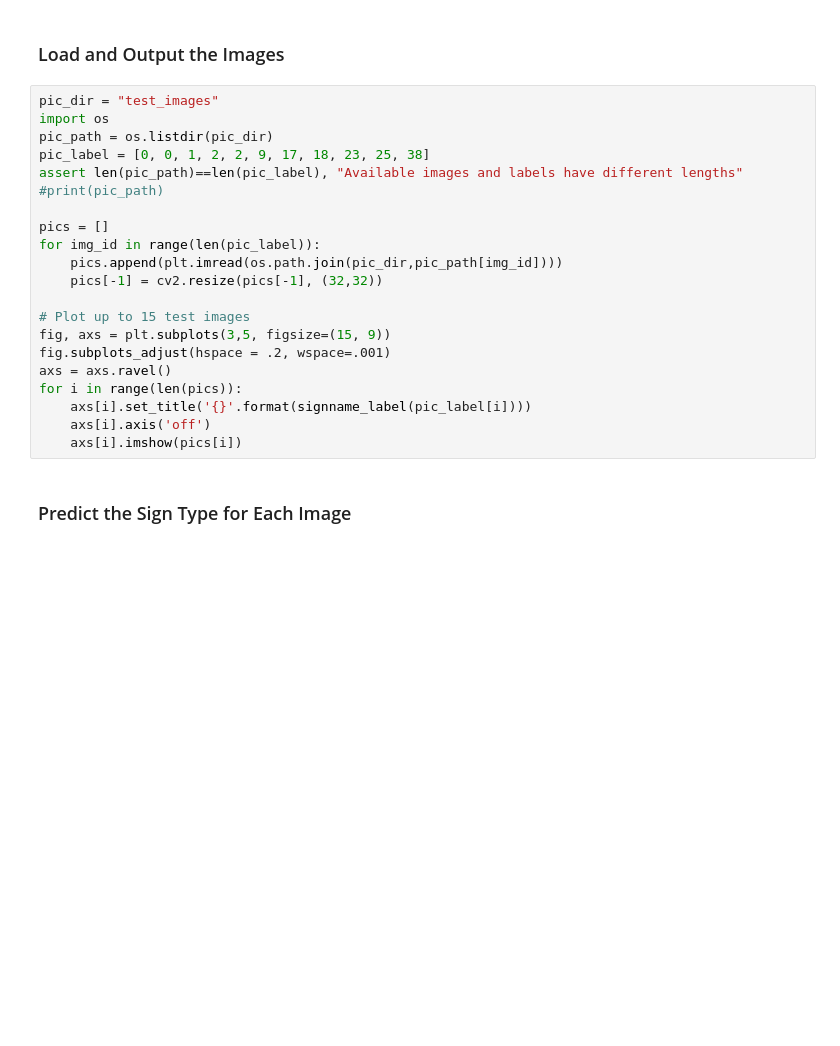
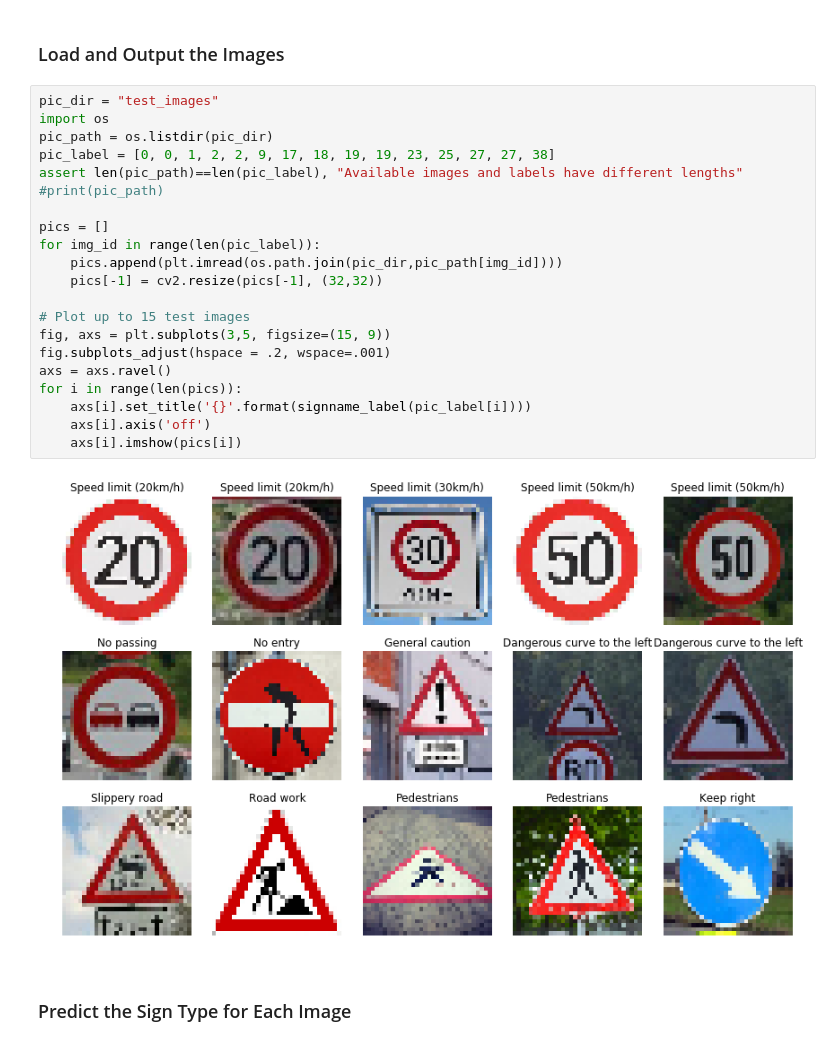
Before and after one commit to heliotropium72/traffic_sign_classifier, a Jupyter notebook: Traffic_Sign_Classifier.ipynb, the cells around one changed output. Cells and saved outputs as stored; diff of their text form; blank space fills up the shorter version.

```diff
--- a/Traffic_Sign_Classifier.ipynb
+++ b/Traffic_Sign_Classifier.ipynb
@@ -695,24 +731,26 @@ To check how the model is working, several traffic sign images were downloaded f
 # %%
 pic_dir = "test_images"
 import os
 pic_path = os.listdir(pic_dir)
-pic_label = [0, 0, 1, 2, 2, 9, 17, 18, 23, 25, 38]
+pic_label = [0, 0, 1, 2, 2, 9, 17, 18, 19, 19, 23, 25, 27, 27, 38]
 assert len(pic_path)==len(pic_label), "Available images and labels have different lengths"
 #print(pic_path)
 
 pics = []
 for img_id in range(len(pic_label)):
     pics.append(plt.imread(os.path.join(pic_dir,pic_path[img_id])))
     pics[-1] = cv2.resize(pics[-1], (32,32))
 
 # Plot up to 15 test images
 fig, axs = plt.subplots(3,5, figsize=(15, 9))
 fig.subplots_adjust(hspace = .2, wspace=.001)
 axs = axs.ravel()
 for i in range(len(pics)):
     axs[i].set_title('{}'.format(signname_label(pic_label[i])))
     axs[i].axis('off')
     axs[i].imshow(pics[i])
+# %% [output]
+[figure, added]
 # %% [markdown]
 ### Predict the Sign Type for Each Image
 # %%
```
Also changed, not shown: parts of 33 cells of this notebook, 10 other files.
